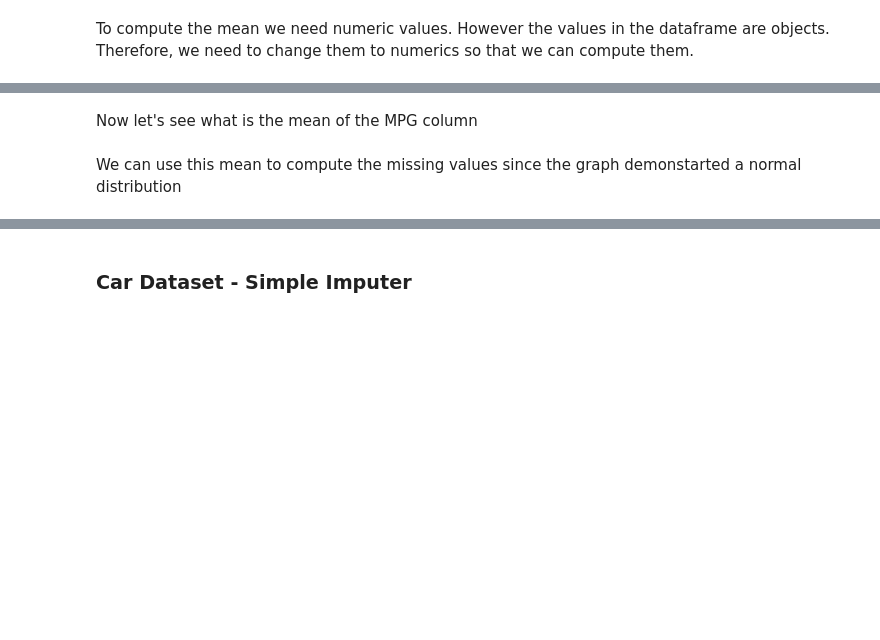
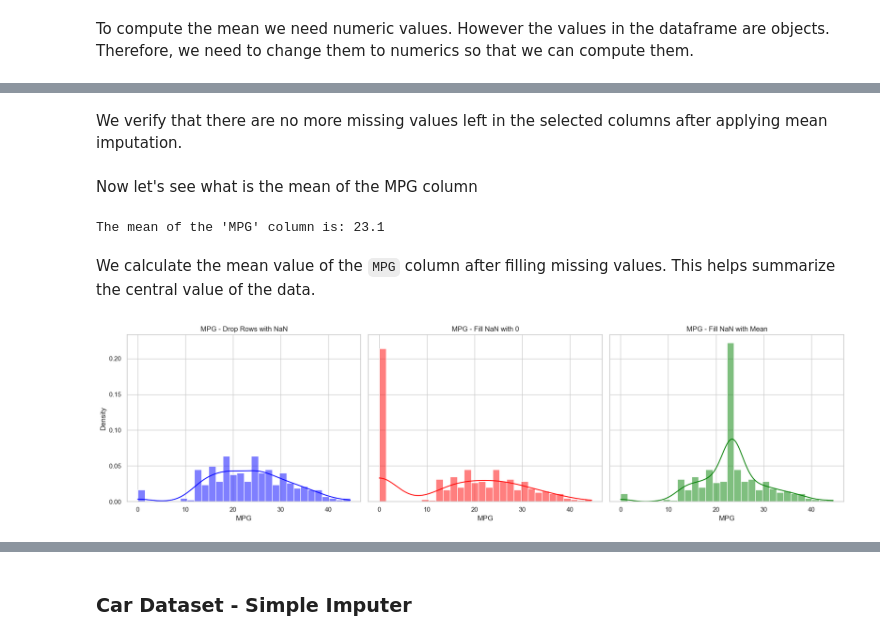
Before and after one commit to kittuai/Lab4-DataCleaning, a Jupyter notebook: week5Lab_Students.ipynb, the cells around one changed output, grey strips where cells are left out. Drawn from its saved outputs; the diff is of its cells as text; code cells hidden in the pictures; blank space fills up the shorter version.

```diff
--- a/week5Lab_Students.ipynb
+++ b/week5Lab_Students.ipynb
@@ -427,0 +690,13 @@ To compute the mean we need numeric values. However the values in the dataframe
+# %%
+from sklearn.impute import SimpleImputer
+
+# Step 4: Apply SimpleImputer to fill missing values with the mean
+imputer = SimpleImputer(strategy='mean')
+cars[columns_to_convert] = imputer.fit_transform(cars[columns_to_convert])
+
+# Optional: Show the mean values used for imputation
+mean_values = pd.Series(imputer.statistics_, index=columns_to_convert)
+
+print(" Missing values filled using mean strategy.\n")
+print("Mean values used for each column:")
+print(mean_values.round(2))
@@ -428,4 +733,67 @@ To compute the mean we need numeric values. However the values in the dataframe
+# %% [markdown]
+We verify that there are no more missing values left in the selected columns after applying mean imputation.
 # %% [markdown]
 Now let's see what is the mean of the MPG column
-# %% [markdown]
-We can use this mean to compute the missing values since the graph demonstarted a normal distribution
+# %%
+# Calculate and display the mean of the MPG column
+mpg_mean_value = cars['MPG'].mean()
+print(f"The mean of the 'MPG' column is: {round(mpg_mean_value, 2)}")
+# %% [output]
+The mean of the 'MPG' column is: 23.1
+# %% [markdown]
+We calculate the mean value of the `MPG` column after filling missing values. This helps summarize the central value of the data.
+# %%
+import numpy as np
+import pandas as pd
+import matplotlib.pyplot as plt
+import seaborn as sns
+
+# Ensure consistent style
+sns.set(style='whitegrid')
+
+# Sample loading step (assuming 'cars' is already defined in environment)
+# Convert 'MPG' to numeric
+cars_copy = cars.copy()
+cars_copy['MPG'] = pd.to_numeric(cars_copy['MPG'], errors='coerce')
+
+# Step 1: Artificially introduce missing values into 30% of 'MPG'
+np.random.seed(42)
+missing_indices = cars_copy.sample(frac=0.3).index
+cars_copy.loc[missing_indices, 'MPG'] = np.nan
+missing_count = len(missing_indices)
+
+# Step 2: Create 3 variations of 'MPG' column based on different handling strategies
+mpg_drop_rows = cars_copy['MPG'].dropna()
+mpg_fill_zero = cars_copy['MPG'].fillna(0)
+mpg_fill_mean = cars_copy['MPG'].fillna(cars_copy['MPG'].mean())
+
+# Step 3: Plot the three numeric versions side-by-side
+fig, axes = plt.subplots(1, 3, figsize=(18, 5), sharey=True)
+
+# Histogram - Dropped rows
+sns.histplot(mpg_drop_rows, bins=30, kde=True, stat='density', color='blue', alpha=0.5, ax=axes[0])
+axes[0].set_title('MPG - Drop Rows with NaN')
+axes[0].set_xlabel('MPG')
+axes[0].set_ylabel('Density')
+
+# Histogram - Fill with 0
+sns.histplot(mpg_fill_zero, bins=30, kde=True, stat='density', color='red', alpha=0.5, ax=axes[1])
+axes[1].set_title('MPG - Fill NaN with 0')
+axes[1].set_xlabel('MPG')
+
+# Histogram - Fill with Mean
+sns.histplot(mpg_fill_mean, bins=30, kde=True, stat='density', color='green', alpha=0.5, ax=axes[2])
+axes[2].set_title('MPG - Fill NaN with Mean')
+axes[2].set_xlabel('MPG')
+
+plt.tight_layout()
+plt.show()
+
+# Create a summary of missing values introduced
+summary_df = pd.DataFrame({
+    "Total Entries": [cars_copy.shape[0]],
+    "Missing MPG Introduced": [missing_count],
+    "Missing Percentage": [round((missing_count / cars_copy.shape[0]) * 100, 2)]
+})
+# %% [output]
+[figure, added]
```
Also changed, not shown: parts of 56 cells of this notebook.
